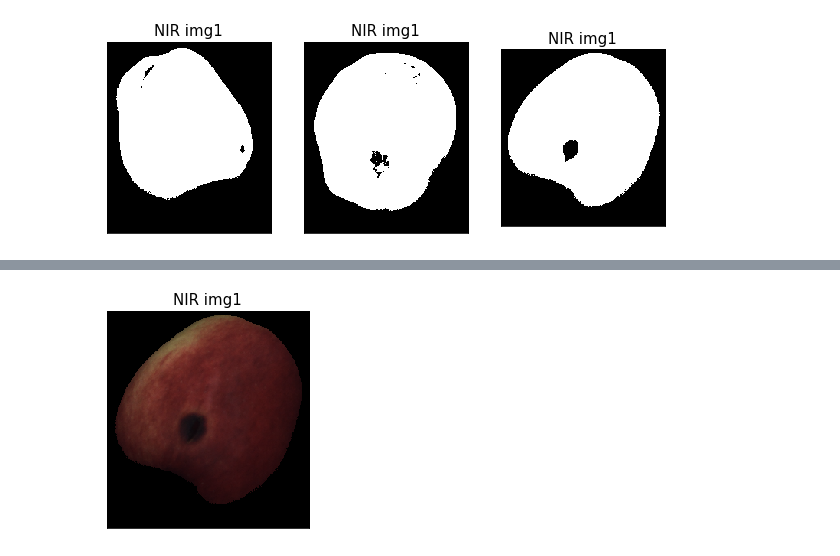
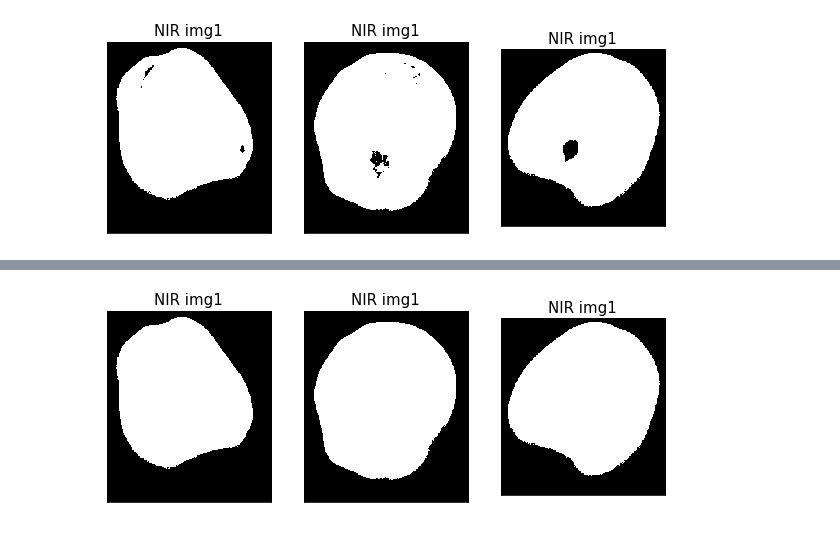
Before and after one commit to pptr3/fruit-inspection, a Jupyter notebook: Untitled.ipynb, the cells around one changed output, grey strips where cells are left out. Drawn from its saved outputs; the diff is of its cells as text; code cells hidden in the pictures.

Commit message:
fix code with function but there is a bug with the masks

```diff
--- a/Untitled.ipynb
+++ b/Untitled.ipynb
@@ -31,9 +31,9 @@ plt.show()
 # %% [output]
 [figure]
 # %%
-ret1, otsu_img1 = cv.threshold(img1, 0, 255, cv.THRESH_BINARY+cv.THRESH_OTSU)
-ret2, otsu_img2 = cv.threshold(img2, 0, 255, cv.THRESH_BINARY+cv.THRESH_OTSU)
-ret3, otsu_img3 = cv.threshold(img3, 0, 255, cv.THRESH_BINARY+cv.THRESH_OTSU)
+ret1, otsu_img1 = cv.threshold(img1_gray, 0, 255, cv.THRESH_BINARY+cv.THRESH_OTSU)
+ret2, otsu_img2 = cv.threshold(img2_gray, 0, 255, cv.THRESH_BINARY+cv.THRESH_OTSU)
+ret3, otsu_img3 = cv.threshold(img3_gray, 0, 255, cv.THRESH_BINARY+cv.THRESH_OTSU)
 # %%
 plt.figure(figsize=(10,10))
 plt.subplot(2,3,1)
@@ -64,8 +53,0 @@ plt.show()
-# %%
-# Copy the thresholded image.
-im_floodfill = otsu_img3.copy()
-h, w = otsu_img3.shape[:2]
-mask3 = np.zeros((h+2, w+2), np.uint8)
-cv.floodFill(im_floodfill, mask3, (0,0), 255);
-im_floodfill_inv = cv2.bitwise_not(im_floodfill)
-im_out = otsu_img3 | im_floodfill_inv
@@ -81,4 +54,16 @@ mask3_RGB = cv.cvtColor(im_out, cv.COLOR_GRAY2BGR)
 # %%
+def flood_fill(tr_img):
+    im_floodfill = tr_img.copy()
+    h, w = tr_img.shape[:2]
+    mask = np.zeros((h+2, w+2), np.uint8)
+    cv.floodFill(im_floodfill, mask, (0,0), 255);
+    im_floodfill_inv = cv.bitwise_not(im_floodfill)
+    im_out = tr_img | im_floodfill_inv
+    return im_out
+
+def convert_mask_to_RGB(mask):
+    return cv.cvtColor(out, cv.COLOR_GRAY2BGR)
+
 def apply_mask(mask, rgb_img):
     for i in range(mask.shape[0]):
         for j in range(mask.shape[1]):
@@ -92,7 +75,21 @@ jj = apply_mask(mask3_RGB, img3_c)
-# %%
-plt.imshow(jj, cmap='gray', vmin=0, vmax=255)
-plt.title("NIR img1", fontsize = 15)
-plt.xticks([]), plt.yticks([])
-plt.show()
-# %% [output]
-[figure, removed]
+# %%
+mask1 = flood_fill(otsu_img1)
+mask2 = flood_fill(otsu_img2)
+mask3 = flood_fill(otsu_img3)
+# %%
+plt.figure(figsize=(10,10))
+plt.subplot(2,3,1)
+plt.imshow(mask1, cmap='gray', vmin=0, vmax=255)
+plt.title("NIR img1", fontsize = 15)
+plt.xticks([]), plt.yticks([])
+plt.subplot(2,3,2)
+plt.imshow(mask2, cmap='gray', vmin=0, vmax=255)
+plt.title("NIR img1", fontsize = 15)
+plt.xticks([]), plt.yticks([])
+plt.subplot(2,3,3)
+plt.imshow(mask3, cmap='gray', vmin=0, vmax=255)
+plt.title("NIR img1", fontsize = 15)
+plt.xticks([]), plt.yticks([])
+plt.show()
+# %% [output]
+[figure, added]
```
Also changed, not shown: parts of 9 cells of this notebook.
